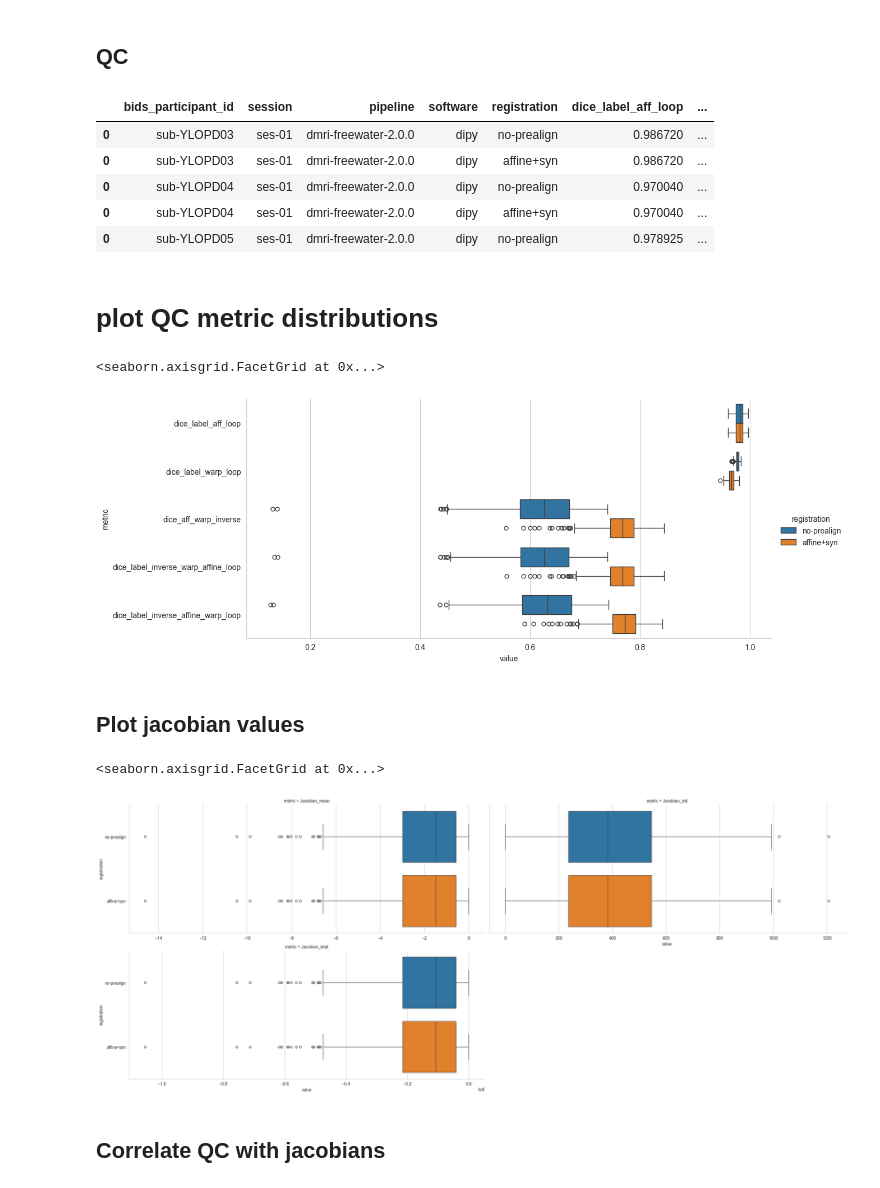
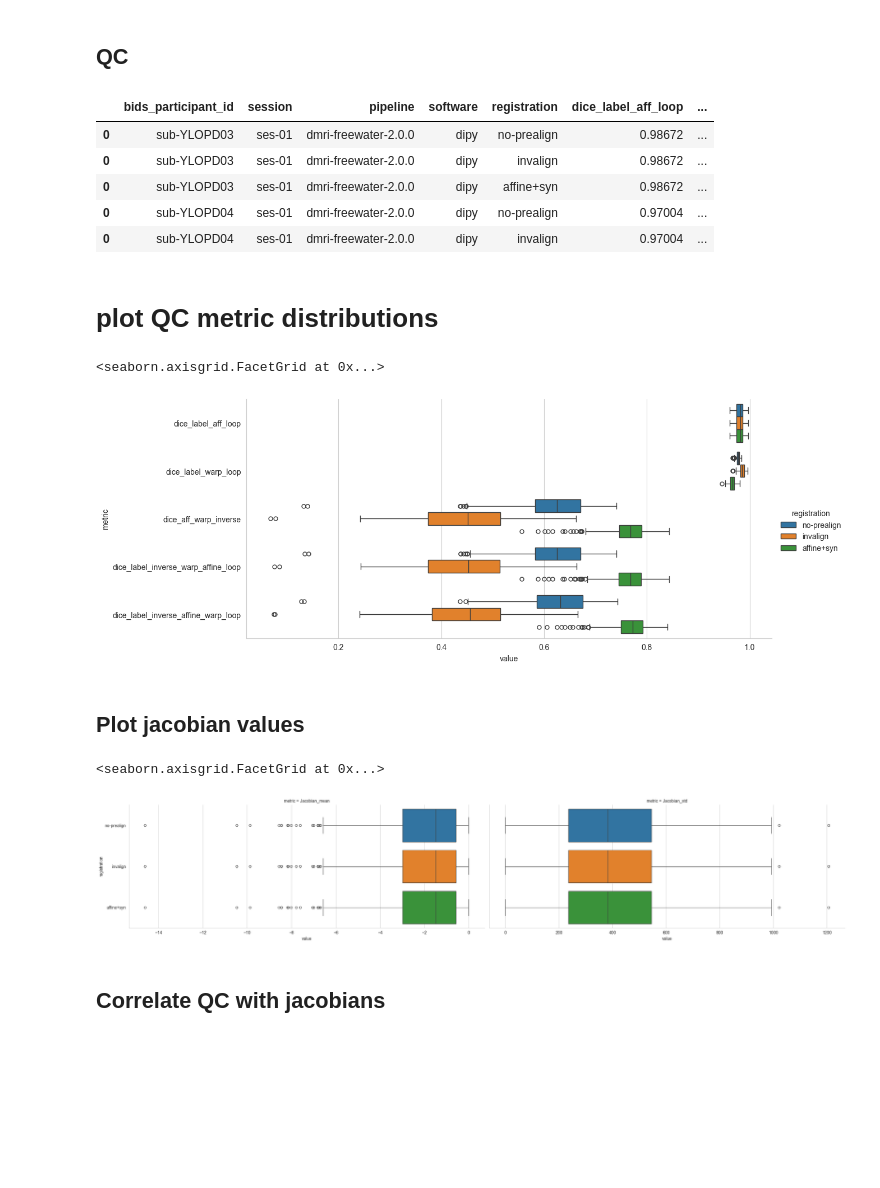
Before and after one commit to nikhil153/nipoppy-dmri-freewater, a Jupyter notebook: plot_diff_metrics.ipynb, the cells around one changed output. Saved outputs shown, nothing was run; the diff lists cells and outputs as text; code cells hidden in the pictures; blank space fills up the shorter version.

```diff
--- a/plot_diff_metrics.ipynb
+++ b/plot_diff_metrics.ipynb
@@ -24,8 +20,10 @@ aff_idp_file
 # %%
 check_prealign_test_idps = True
+check_invalign_test_idps = True
 
 idp_dir = f"{dataset_dir}/derivatives/dmri-freewater/2.0.0/idp/"
 idp_prealign_dir = f"{dataset_dir}/derivatives/dmri-freewater/2.0.0/idp_test_prealign/"
+idp_invalign_dir = f"{dataset_dir}/derivatives/dmri-freewater/2.0.0/idp_test_invalign/"
 
 idp_df = pd.DataFrame()
 qc_df = pd.DataFrame()
@@ -47,23 +45,41 @@ for participant_id in participant_id_list:
     syn_qc_df["registration"] = "affine+syn"
 
     if check_prealign_test_idps:
-        aff_idp_file = f"{idp_prealign_dir}/{participant_id}_ses-01_dmri-freewater-2.0.0_JHU-ICBM-labels-1mm_affine+syn_idp.tsv"
-        add_qc_file = f"{idp_prealign_dir}/{participant_id}_ses-01_dmri-freewater-2.0.0_JHU-ICBM-labels-1mm_affine+syn_qc-metrics.tsv"
+        no_prealign_idp_file = f"{idp_prealign_dir}/{participant_id}_ses-01_dmri-freewater-2.0.0_JHU-ICBM-labels-1mm_affine+syn_idp.tsv"
+        no_prealign_qc_file = f"{idp_prealign_dir}/{participant_id}_ses-01_dmri-freewater-2.0.0_JHU-ICBM-labels-1mm_affine+syn_qc-metrics.tsv"
 
         # check if file exists
-        if not os.path.exists(aff_idp_file):
+        if not os.path.exists(no_prealign_idp_file):
             missing_affine_participants.append(participant_id)
             continue
 
-        aff_idp_df = pd.read_csv(aff_idp_file, sep="\t")
-        aff_idp_df["registration"] = "no-prealign"
-        add_qc_df = pd.read_csv(add_qc_file, sep="\t")
-        add_qc_df["registration"] = "no-prealign"
+        no_prealign_idp_df = pd.read_csv(no_prealign_idp_file, sep="\t")
+        no_prealign_idp_df["registration"] = "no-prealign"
+        no_prealign_qc_df = pd.read_csv(no_prealign_qc_file, sep="\t")
+        no_prealign_qc_df["registration"] = "no-prealign"
 
-        participant_idp_df = pd.concat([aff_idp_df,syn_idp_df], axis=0)
-        qc_df = pd.concat([qc_df, add_qc_df], axis=0)
+        participant_idp_df = pd.concat([no_prealign_idp_df,syn_idp_df], axis=0)
+        qc_df = pd.concat([qc_df, no_prealign_qc_df], axis=0)
 
-    else:
+    if check_prealign_test_idps:
+        invalign_idp_file = f"{idp_invalign_dir}/{participant_id}_ses-01_dmri-freewater-2.0.0_JHU-ICBM-labels-1mm_affine+syn_idp.tsv"
+        invalign_qc_file = f"{idp_invalign_dir}/{participant_id}_ses-01_dmri-freewater-2.0.0_JHU-ICBM-labels-1mm_affine+syn_qc-metrics.tsv"
+
+        # check if file exists
+        if not os.path.exists(invalign_idp_file):
+            missing_affine_participants.append(participant_id)
+            continue
+
+        invalign_idp_df = pd.read_csv(invalign_idp_file, sep="\t")
+        invalign_idp_df["registration"] = "invalign"
+        invalign_qc_df = pd.read_csv(invalign_qc_file, sep="\t")
+        invalign_qc_df["registration"] = "invalign"
+
+        participant_idp_df = pd.concat([invalign_idp_df, participant_idp_df], axis=0)
+        qc_df = pd.concat([qc_df, invalign_qc_df], axis=0)
+
+
+    if not ( check_prealign_test_idps or check_invalign_test_idps ):
         participant_idp_df = syn_idp_df
 
     participant_idp_df["participant_id"] = participant_id
@@ -81,8 +97,9 @@ print(f"Missing syn: {n_missing_syn_participants}, Missing affine: {n_missing_af
 n_models = idp_df["model"].nunique()
 n_params = idp_df["param"].nunique()
 n_rois = idp_df["roi_idx"].nunique()
+n_regs = idp_df["registration"].nunique()
 
-print(f"Number of models: {n_models}, Number of params: {n_params}, Number of ROIs: {n_rois}")
+print(f"Number of models: {n_models}, Number of params: {n_params}, Number of regs: {n_regs}, Number of ROIs: {n_rois}")
 
 idp_df.head()
 # %% [output]
@@ -127,11 +146,11 @@ for i, ax in enumerate(axes.flatten()):
 qc_df.head()
 # %% [output]
 |  | bids_participant_id | session | pipeline | software | registration | dice_label_aff_loop | ... |
-| 0 | sub-YLOPD03 | ses-01 | dmri-freewater-2.0.0 | dipy | no-prealign | 0.986720 | ... |
-| 0 | sub-YLOPD03 | ses-01 | dmri-freewater-2.0.0 | dipy | affine+syn | 0.986720 | ... |
-| 0 | sub-YLOPD04 | ses-01 | dmri-freewater-2.0.0 | dipy | no-prealign | 0.970040 | ... |
-| 0 | sub-YLOPD04 | ses-01 | dmri-freewater-2.0.0 | dipy | affine+syn | 0.970040 | ... |
-| 0 | sub-YLOPD05 | ses-01 | dmri-freewater-2.0.0 | dipy | no-prealign | 0.978925 | ... |
+| 0 | sub-YLOPD03 | ses-01 | dmri-freewater-2.0.0 | dipy | no-prealign | 0.98672 | ... |
+| 0 | sub-YLOPD03 | ses-01 | dmri-freewater-2.0.0 | dipy | invalign | 0.98672 | ... |
+| 0 | sub-YLOPD03 | ses-01 | dmri-freewater-2.0.0 | dipy | affine+syn | 0.98672 | ... |
+| 0 | sub-YLOPD04 | ses-01 | dmri-freewater-2.0.0 | dipy | no-prealign | 0.97004 | ... |
+| 0 | sub-YLOPD04 | ses-01 | dmri-freewater-2.0.0 | dipy | invalign | 0.97004 | ... |
 # %% [markdown]
 # plot QC metric distributions
 # %%
@@ -147,23 +166,23 @@ plot_df = qc_df.melt(id_vars=["participant_id","registration"], value_vars=dice_
 sns.catplot(y="metric", x="value", kind="box", hue="registration", data=plot_df, aspect=2.5)
 # %% [output]
 <seaborn.axisgrid.FacetGrid at 0x...>
-[figure, old version]
+[figure, new version]
 # %% [markdown]
 ## Plot jacobian values
 # %%
 sns.set_style("whitegrid")
 
-jacobian_param_list = ["Jacobian_mean","Jacobian_std","Jacobian_total"]
+jacobian_param_list = ["Jacobian_mean","Jacobian_std"]
 
 # melt
 plot_df = qc_df.melt(id_vars=["participant_id","registration"], value_vars=jacobian_param_list,
                       var_name="metric", value_name="value")
 
 sns.catplot(y="registration", x="value", kind="box", hue="registration", col="metric", col_wrap=2,
             data=plot_df, aspect=2.5, sharex=False)
 # %% [output]
 <seaborn.axisgrid.FacetGrid at 0x...>
-[figure, old version]
+[figure, new version]
 # %% [markdown]
 ## Correlate QC with jacobians
 # %%
```
Also changed, not shown: parts of 10 cells of this notebook, 2 other files.
